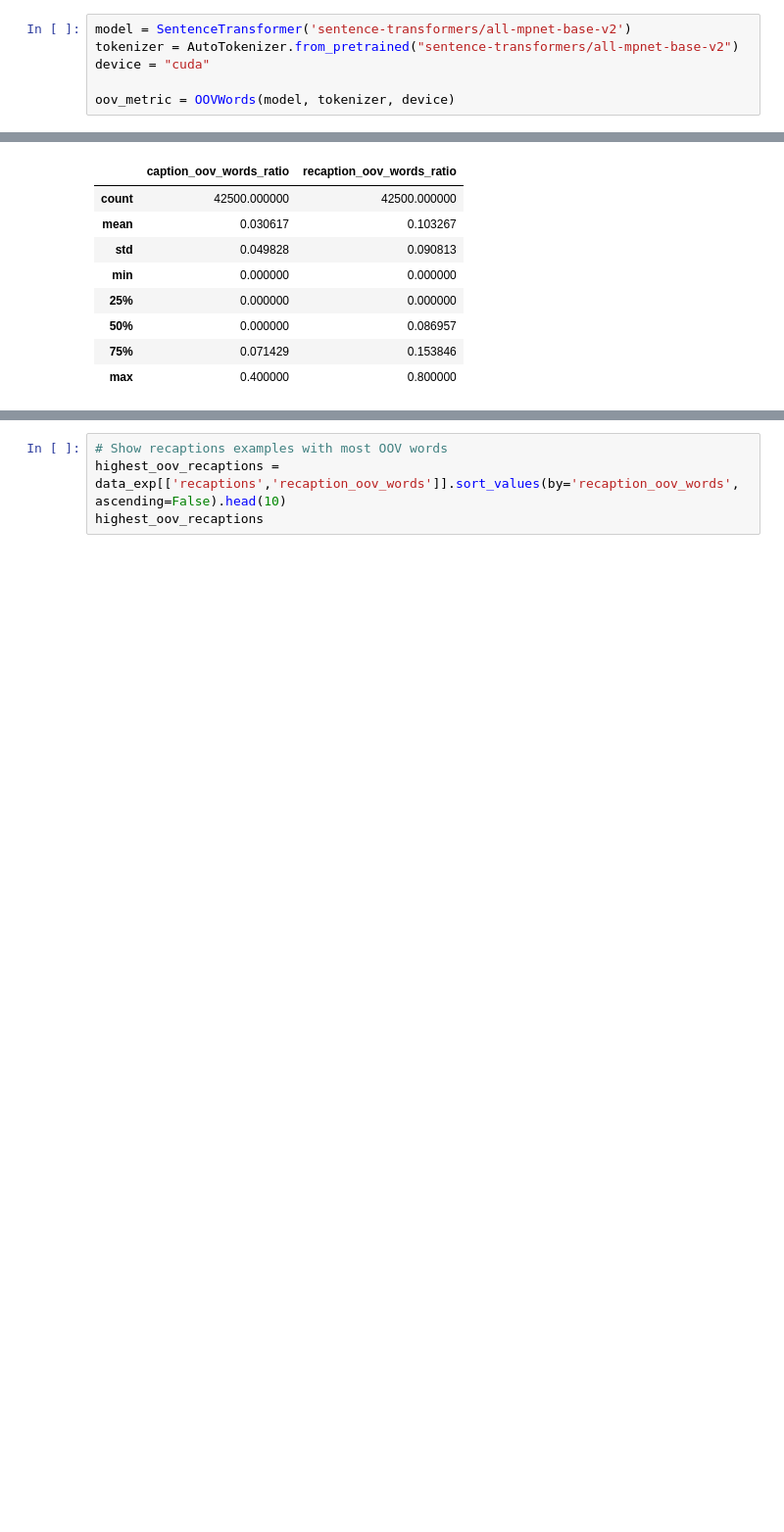
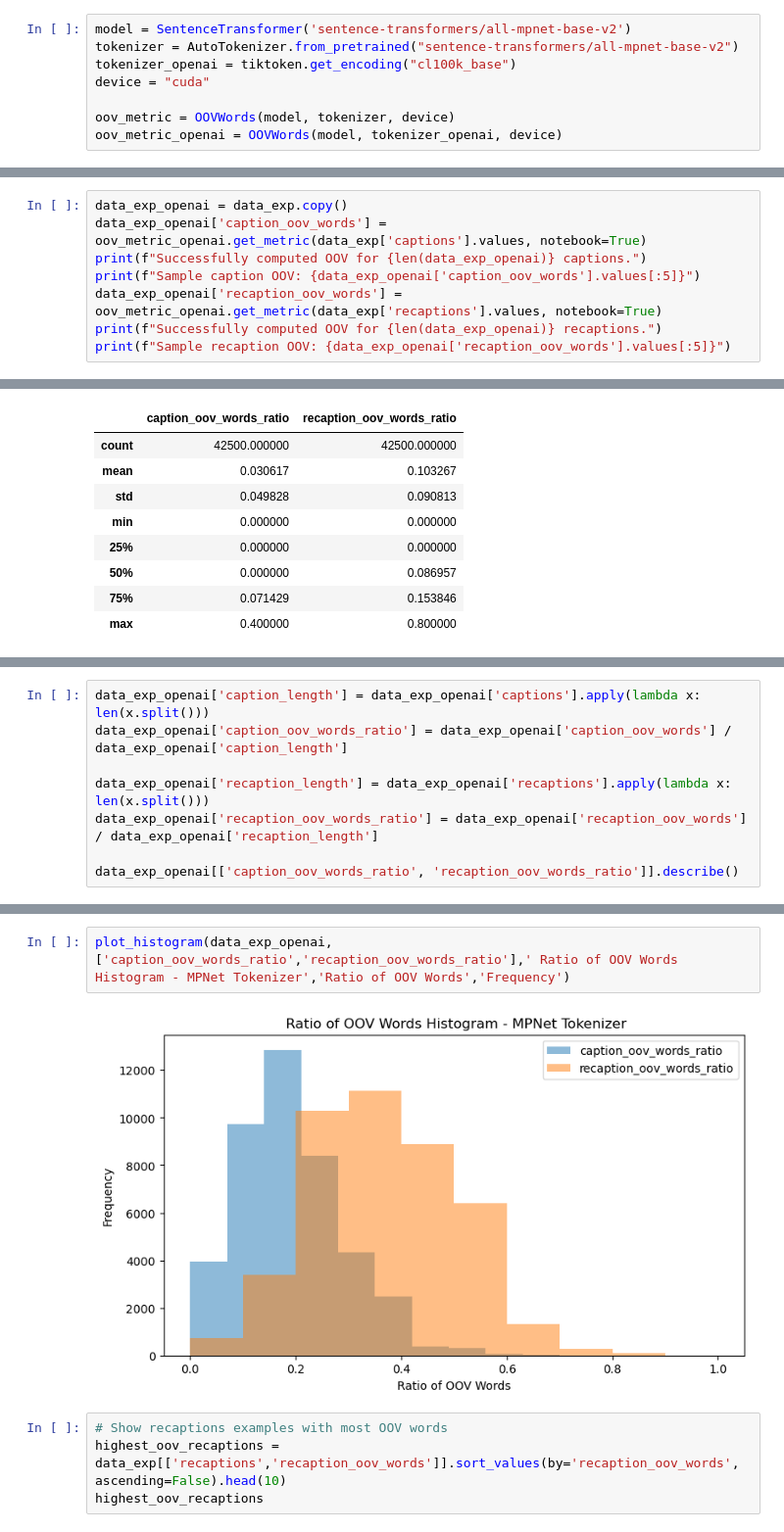
Before and after one commit to imartinf/multimemo, a Jupyter notebook: notebooks/1-imartinf-language-analysis.ipynb, the cells around one changed output, grey strips where cells are left out. Shown at 98% size. Drawn from its saved outputs; the diff is of its cells as text; blank space fills up the shorter version.

```diff
--- a/notebooks/1-imartinf-language-analysis.ipynb
+++ b/notebooks/1-imartinf-language-analysis.ipynb
@@ -74,9 +71,11 @@ data_exp['recaptions'] = data_exp['recaptions'].apply(remove_punctuation)
 # %%
 model = SentenceTransformer('sentence-transformers/all-mpnet-base-v2')
 tokenizer = AutoTokenizer.from_pretrained("sentence-transformers/all-mpnet-base-v2")
+tokenizer_openai = tiktoken.get_encoding("cl100k_base")
 device = "cuda"
 
 oov_metric = OOVWords(model, tokenizer, device)
+oov_metric_openai = OOVWords(model, tokenizer_openai, device)
 # %%
 data_exp['caption_oov_words'] = oov_metric.get_metric(data_exp['captions'].values, notebook=True)
 print(f"Successfully computed OOV for {len(data_exp)} captions.")
@@ -89,3 +88,11 @@ Successfully computed OOV for 42500 captions.
 Sample caption OOV: [2 0 0 1 0]
 Successfully computed OOV for 42500 recaptions.
 Sample recaption OOV: [0 1 1 1 1]
+# %%
+data_exp_openai = data_exp.copy()
+data_exp_openai['caption_oov_words'] = oov_metric_openai.get_metric(data_exp['captions'].values, notebook=True)
+print(f"Successfully computed OOV for {len(data_exp_openai)} captions.")
+print(f"Sample caption OOV: {data_exp_openai['caption_oov_words'].values[:5]}")
+data_exp_openai['recaption_oov_words'] = oov_metric_openai.get_metric(data_exp['recaptions'].values, notebook=True)
+print(f"Successfully computed OOV for {len(data_exp_openai)} recaptions.")
+print(f"Sample recaption OOV: {data_exp_openai['recaption_oov_words'].values[:5]}")
@@ -200,0 +215,8 @@ plt.show()
+# %%
+data_exp_openai['caption_length'] = data_exp_openai['captions'].apply(lambda x: len(x.split()))
+data_exp_openai['caption_oov_words_ratio'] = data_exp_openai['caption_oov_words'] / data_exp_openai['caption_length']
+
+data_exp_openai['recaption_length'] = data_exp_openai['recaptions'].apply(lambda x: len(x.split()))
+data_exp_openai['recaption_oov_words_ratio'] = data_exp_openai['recaption_oov_words'] / data_exp_openai['recaption_length']
+
+data_exp_openai[['caption_oov_words_ratio', 'recaption_oov_words_ratio']].describe()
@@ -201,3 +237,7 @@ plt.show()
+# %%
+plot_histogram(data_exp_openai,['caption_oov_words_ratio','recaption_oov_words_ratio'],' Ratio of OOV Words Histogram - MPNet Tokenizer','Ratio of OOV Words','Frequency')
+# %% [output]
+[figure, added]
 # %%
 # Show recaptions examples with most OOV words
 highest_oov_recaptions = data_exp[['recaptions','recaption_oov_words']].sort_values(by='recaption_oov_words', ascending=False).head(10)
```
Also changed, not shown: parts of 16 cells of this notebook, 18 other files.
